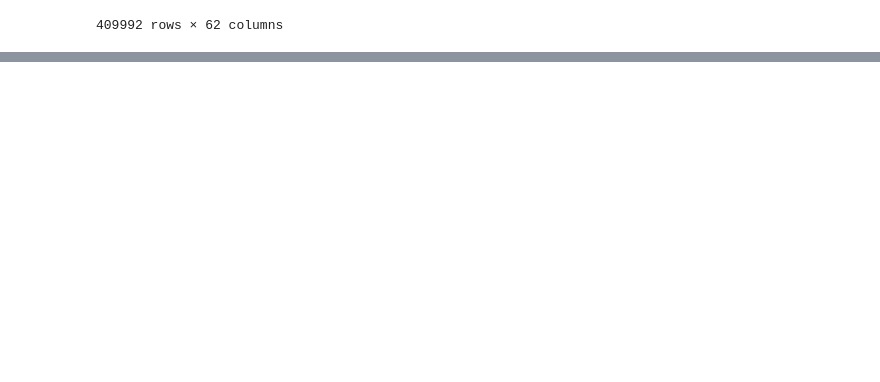
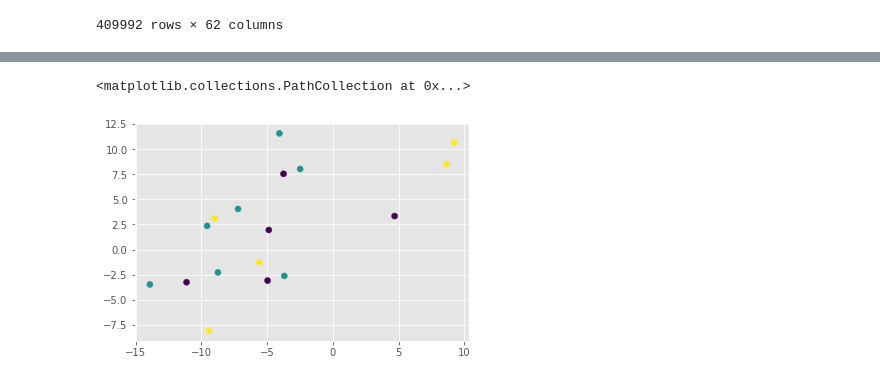
Before and after one commit to gmoryes/homework, a Jupyter notebook: hw2-clusters/gorbushin_hw2.ipynb, the cells around one changed output, grey strips where cells are left out. Cells and saved outputs as stored; diff of their text form; code cells hidden in the pictures; blank space fills up the shorter version.

```diff
--- a/hw2-clusters/gorbushin_hw2.ipynb
+++ b/hw2-clusters/gorbushin_hw2.ipynb
@@ -609,0 +805,7 @@ clusters amount: 6
+# %%
+# теперь из eps = 20, 21, 22, 23, выберем подходящий min_pts
+# самым адекватным мне показался eps = 20, min_pts = 2
+cls = Clustering(eps=3, min_pts=4).fit_predict(X)
+#print X.shape
+#cls = DBSCAN(eps=2, min_samples=2).fit_predict(X)
+print cls
@@ -614,13 +899,16 @@ X_embedded = TSNE(n_components=2).fit_transform(tsne)
 # %%
 ind = 0
 colors = []
 points = []
-for cl_id in y:
+for cl_id in cls:
     if (cl_id == -1):
         continue
     colors.append(cl_id + 1)
     points.append(X_embedded[ind].tolist())
     ind += 1
 
 points = np.array(points)
 plt.scatter(points[:, 0], points[:, 1], c=colors)
+# %% [output]
+<matplotlib.collections.PathCollection at 0x...>
+[figure, added]
```
Also changed, not shown: parts of 24 cells of this notebook.
